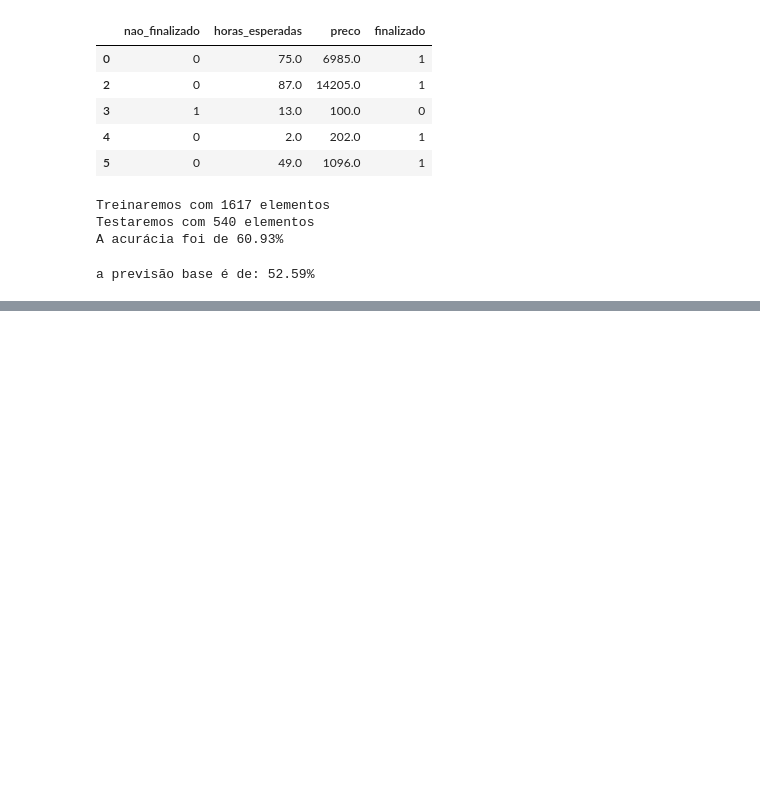
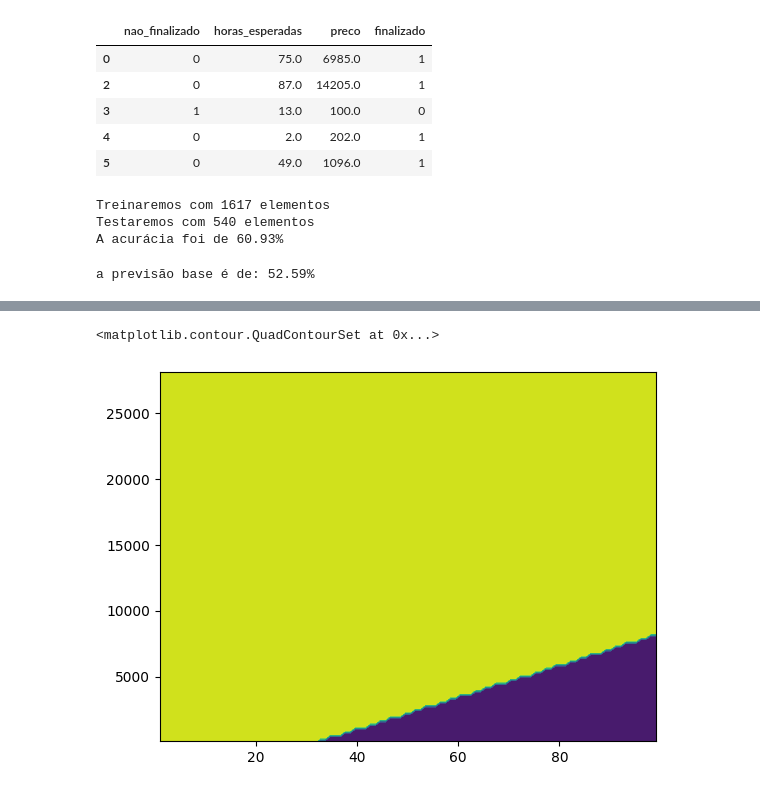
Before and after one commit to BBennemann/classificacao-sklearn, a Jupyter notebook: modulo_3/2d.ipynb, the cells around one changed output, grey strips where cells are left out. Saved outputs shown, nothing was run; the diff lists cells and outputs as text; code cells hidden in the pictures; blank space fills up the shorter version.

```diff
--- a/modulo_3/2d.ipynb
+++ b/modulo_3/2d.ipynb
@@ -78,3 +78,13 @@ previsao_base = y_teste.sum() / len(y_teste) *100
 print(f"a previsão base é de: {previsao_base:.2f}%")
 # %% [output]
 a previsão base é de: 52.59%
+# %%
+x_min = x_teste["horas_esperadas"].min()
+x_max = x_teste["horas_esperadas"].max()
+y_min = x_teste["preco"].min()
+y_max = x_teste["preco"].max()
+
+print(x_min)
+print(x_max)
+print(y_min)
+print(y_max)
@@ -80,0 +96,14 @@ a previsão base é de: 52.59%
+# %%
+import numpy as np
+
+pixel = 100
+
+eixo_x = np.arange(x_min, x_max, (x_max - x_min) / pixel)
+eixo_y = np.arange(y_min, y_max, (y_max - y_min) / pixel)
+# %%
+xx, yy =np.meshgrid(eixo_x, eixo_y)
+pontos = np.c_[xx.ravel(), yy.ravel()]
+# %%
+z = modelo.predict(pontos)
+z = z.reshape(xx.shape)
+z
@@ -80,0 +118,7 @@ a previsão base é de: 52.59%
+# %%
+import matplotlib.pyplot as plt
+
+plt.contourf(xx, yy, z)
+# %% [output]
+<matplotlib.contour.QuadContourSet at 0x...>
+[figure, added]
```
Also changed, not shown: parts of 2 cells of this notebook, 2 other files.
